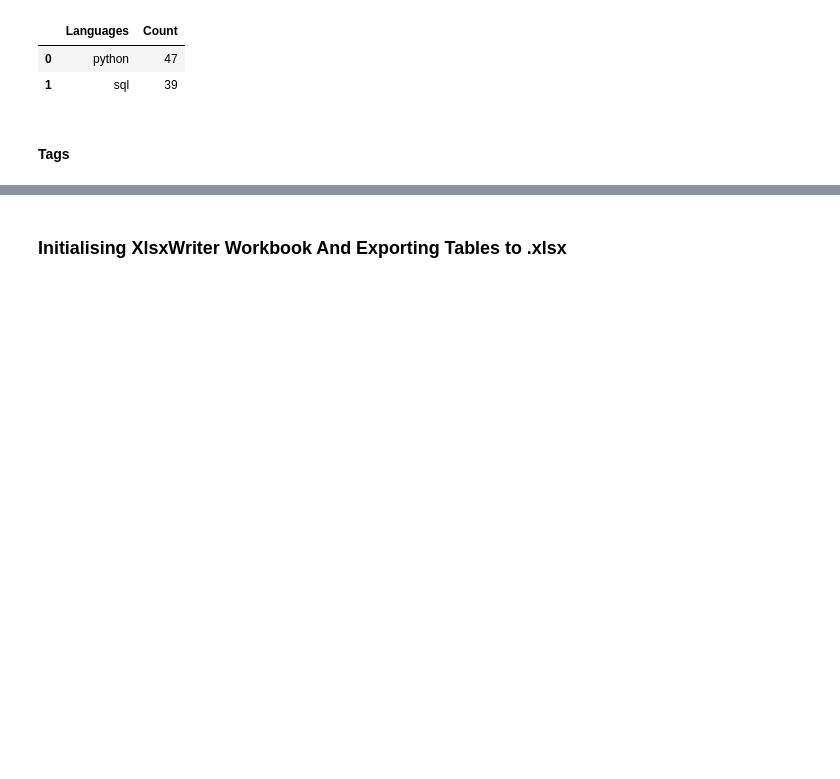
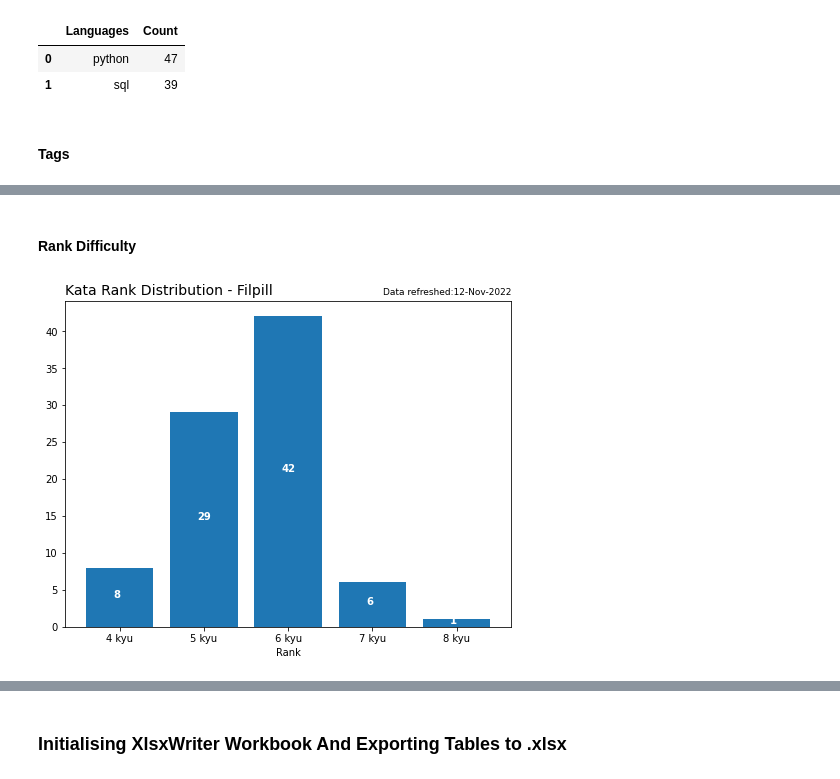
Before and after one commit to Filpill/codewars-stats, a Jupyter notebook: codewars_filpill.ipynb, the cells around one changed output, grey strips where cells are left out. Cells and saved outputs as stored; diff of their text form; code cells hidden in the pictures; blank space fills up the shorter version.

```diff
--- a/codewars_filpill.ipynb
+++ b/codewars_filpill.ipynb
@@ -325,0 +365,19 @@ df_tags
+# %% [markdown]
+#### Rank Difficulty
+# %%
+#Plotting Rank Completions
+fig, ax = plt.subplots(figsize=(8,6))
+chart_type = 'bar'
+ax = df_rank_count.plot('Rank','Count',kind=chart_type,ax=ax,width=0.8)
+ax.set_title(f'Kata Rank Distribution - {user}',loc='left',fontsize=14)
+ax.tick_params(axis='x',rotation=0)
+ax.get_legend().remove()
+
+# Text Annotations
+[x_offset,y_offset] = [-0.35,3] #Data refresh text offset
+chart_annotation(df_rank_count,ax,chart_type,x_offset,y_offset)
+
+#Saving Chart
+plt.savefig('charts/rank_distribution.png',dpi=100)
+# %% [output]
+[figure, added]
```
Also changed, not shown: parts of 15 cells of this notebook, 5 other files.
